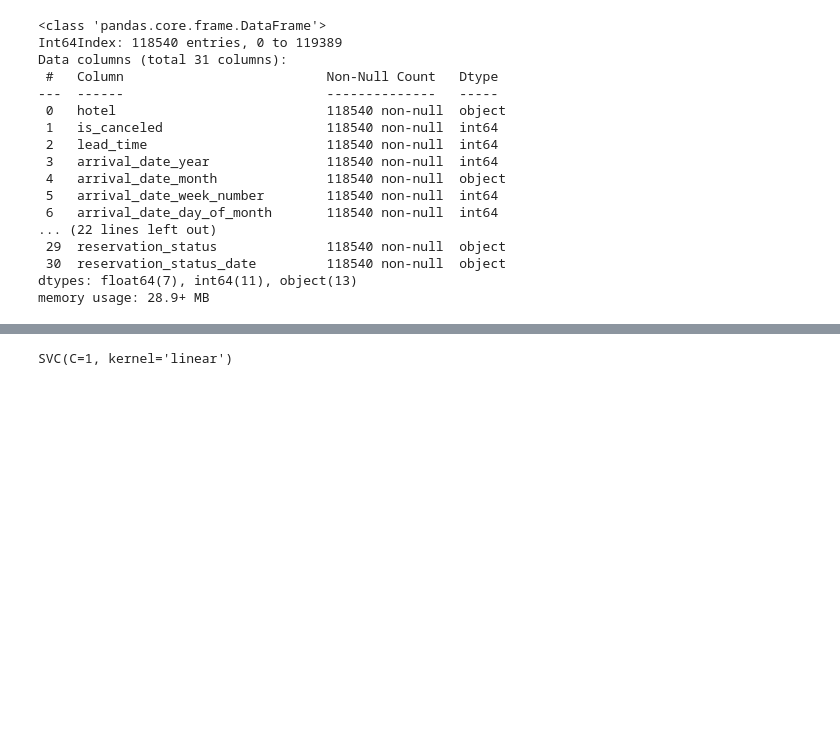
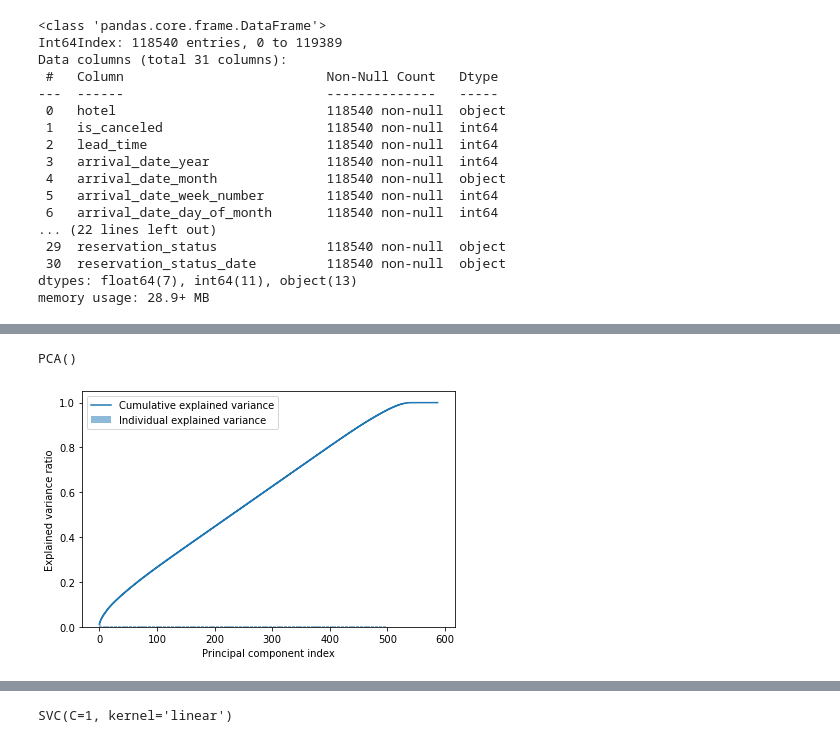
Before and after one commit to Mati0106/wm_2022, a Jupyter notebook: projects/magdas/sc/WM - Projekt.ipynb, the cells around one changed output, grey strips where cells are left out. Cells and saved outputs as stored; diff of their text form; code cells hidden in the pictures; blank space fills up the shorter version.

```diff
--- a/projects/magdas/sc/WM - Projekt.ipynb
+++ b/projects/magdas/sc/WM - Projekt.ipynb
@@ -171,0 +199,26 @@ x_valt = scaler.transform(x_val_n)
+# %%
+# Standaryzacja
+scaler = preprocessing.StandardScaler()
+scaler.fit(x_traina)
+x_trainas = scaler.transform(x_traina)
+x_testas = scaler.transform(x_testa)
+# %%
+pca_all = PCA()
+# %%
+pca_all.fit(x_trainas)
+# %% [output]
+PCA()
+# %%
+exp_var_pca = pca_all.explained_variance_ratio_
+cum_sum = np.cumsum(exp_var_pca)
+# %%
+# https://vitalflux.com/pca-explained-variance-concept-python-example/
+plt.bar(range(0,len(exp_var_pca)), exp_var_pca, alpha=0.5, align='center', label='Individual explained variance')
+plt.step(range(0,len(cum_sum)), cum_sum, where='mid',label='Cumulative explained variance')
+plt.ylabel('Explained variance ratio')
+plt.xlabel('Principal component index')
+plt.legend(loc='best')
+plt.tight_layout()
+plt.show()
+# %% [output]
+[figure, added]
```
Also changed, not shown: parts of 79 cells of this notebook.
